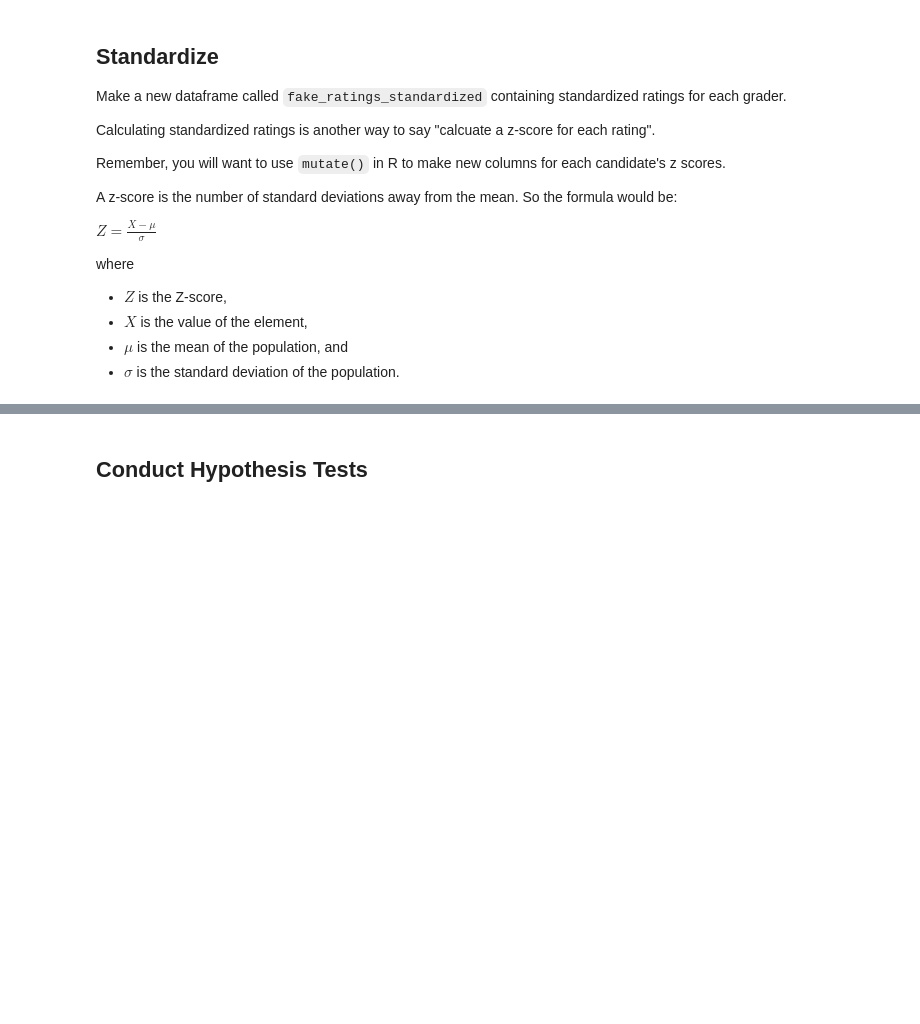
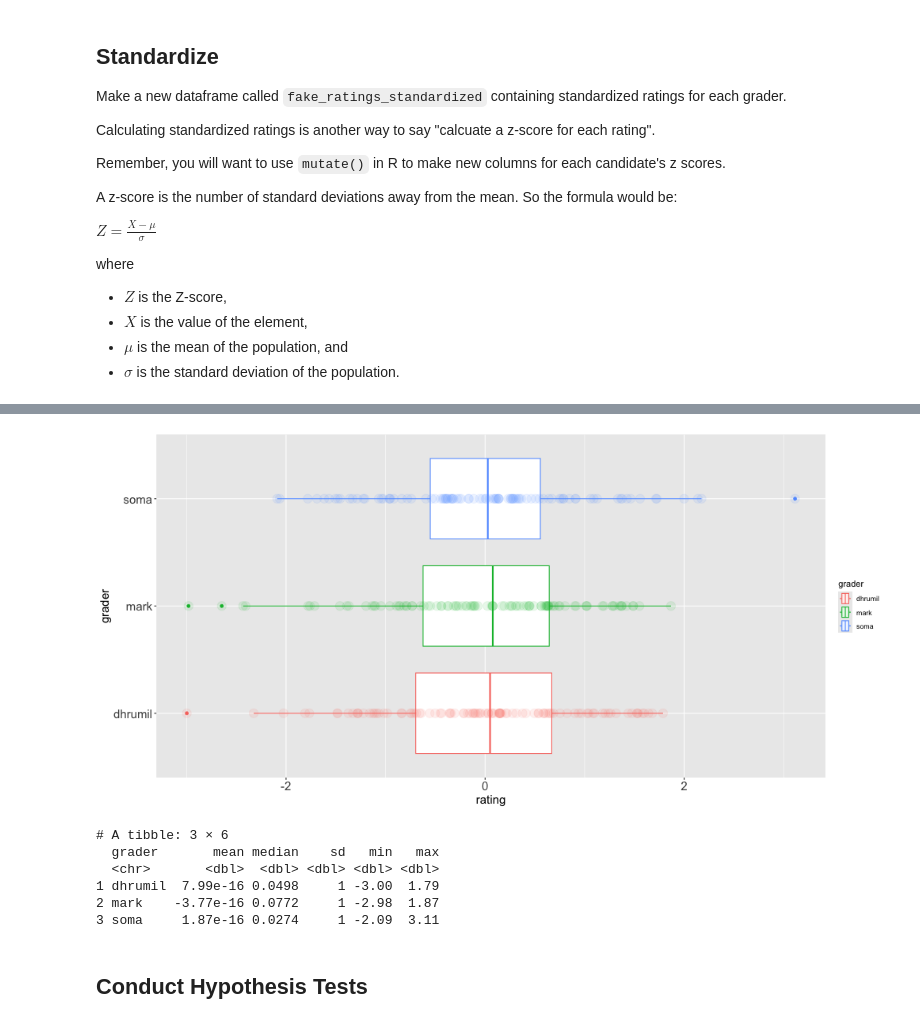
Before and after one commit to data4news/zscores-super-stats, a Jupyter notebook: notebook.ipynb, the cells around one changed output, grey strips where cells are left out. Drawn from its saved outputs; the diff is of its cells as text; code cells hidden in the pictures; blank space fills up the shorter version.

```diff
--- a/notebook.ipynb
+++ b/notebook.ipynb
@@ -108,0 +190,16 @@ where
+# %%
+%%R -o fake_ratings_standardized
+
+# standardize the ratings for each grader
+fake_ratings_standardized <- data.frame(mark, soma, dhrumil) |>
+    mutate(mark = (mark - mean(mark)) / sd(mark),                                   # same as scale(mark)
+           soma = (soma - mean(soma)) / sd(soma),                                   # same as scale(soma)
+           dhrumil = (dhrumil - mean(dhrumil)) / sd(dhrumil))  |>                  # same as scale(dhrumil)
+    pivot_longer(cols = everything(), names_to = "grader", values_to = "rating")
+
+
+fake_ratings_standardized
+# 1. Find the mean for the grader
+# 2. Find the standard deviation for the grader
+# 3. Take each data point minus the mean for that grader
+# 4. Divide that result by the st.dev for that grader
@@ -109,4 +222,14 @@ where
 # %%
-%%R
+%%R -w 1000
 
 # plot the standardized ratings (you may need to convert your dataframe to long format depending on your plot type)
+
+fake_ratings_standardized |>
+    ggplot() +
+    aes(y=grader, x=rating, color=grader) +
+    geom_boxplot() +
+    geom_point(alpha=0.1, size=5) +
+    theme(axis.title = element_text(size = 15),
+          axis.text = element_text(size=15))
+# %% [output]
+[figure, added]
@@ -117,3 +236,24 @@ where
+# %%
+%%R
+
+# show the standardized summary stats
+
+fake_ratings_standardized |>
+    group_by(grader) |>
+    summarise(
+        mean = mean(rating),
+        median = median(rating),
+        sd = sd(rating),
+        min = min(rating),
+        max = max(rating)
+    )
+# %% [output]
+# A tibble: 3 × 6
+  grader       mean median    sd   min   max
+  <chr>       <dbl>  <dbl> <dbl> <dbl> <dbl>
+1 dhrumil  7.99e-16 0.0498     1 -3.00  1.79
+2 mark    -3.77e-16 0.0772     1 -2.98  1.87
+3 soma     1.87e-16 0.0274     1 -2.09  3.11
 # %% [markdown]
 ## Conduct Hypothesis Tests
 # %%
```
Also changed, not shown: parts of 12 cells of this notebook.
